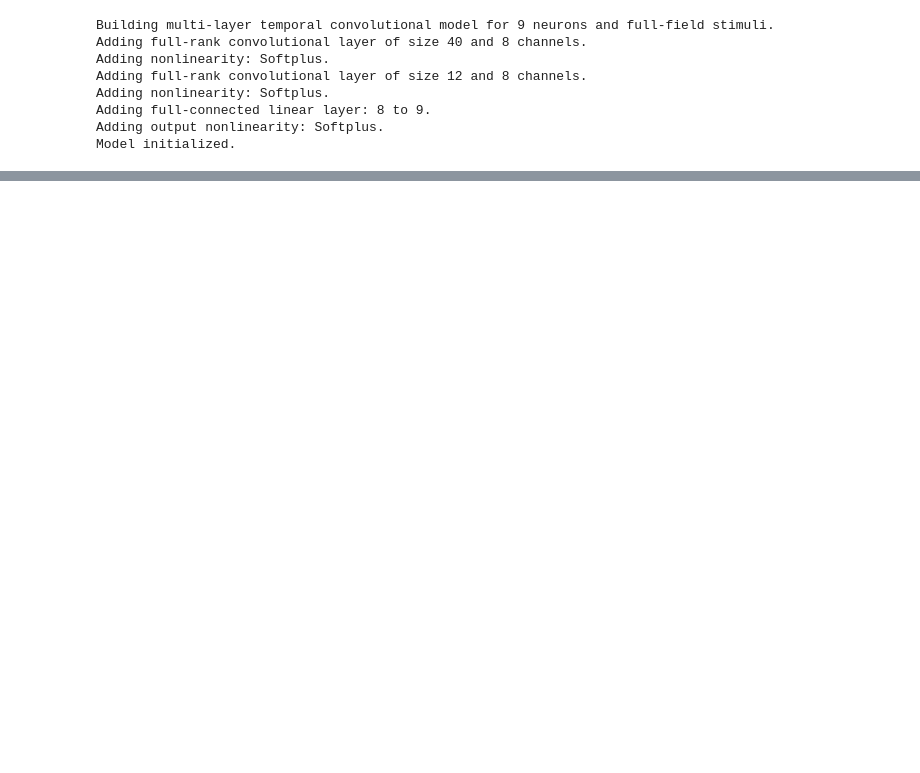
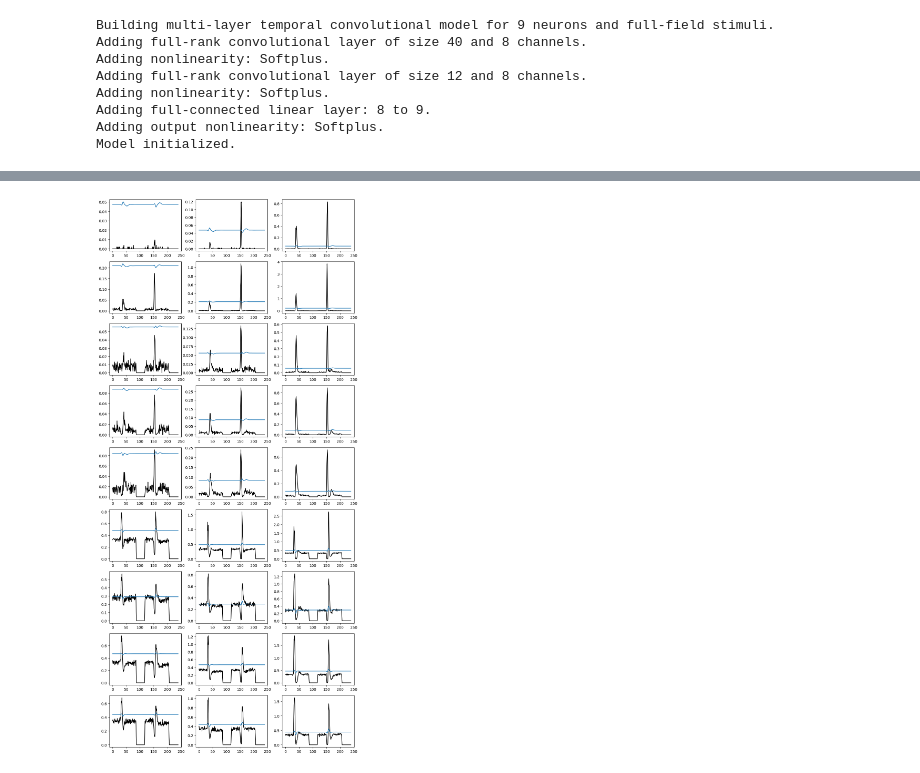
Before and after one commit to latimerk/adaptnn, a Jupyter notebook: test_simple_rgc.ipynb, the cells around one changed output, grey strips where cells are left out. Saved outputs shown, nothing was run; the diff lists cells and outputs as text; code cells hidden in the pictures; blank space fills up the shorter version.

Commit message:
fitting full-field RGC data and testing again pulses

```diff
--- a/test_simple_rgc.ipynb
+++ b/test_simple_rgc.ipynb
@@ -8,7 +8,7 @@ from adaptnn.model_fitting import MCJN05DataModel
 
 torch.set_default_device('cuda:0')
 # %%
-model = MCJN05DataModel(dataset_params={"dtype" : torch.float32})
+model = MCJN05DataModel(dataset_params={"dtype" : torch.float32, "train_long_contrast_levels" : (0,3)})
 # %% [output]
 Building multi-layer temporal convolutional model for 9 neurons and full-field stimuli.
 Adding full-rank convolutional layer of size 40 and 8 channels.
@@ -19,5 +19,5 @@ Adding full-connected linear layer: 8 to 9.
 Adding output nonlinearity: Softplus.
 Model initialized.
 # %%
-model.train(200, scheduler_params=None)
+model.train(100, print_every=4000, scheduler_params=None, batch_params = {"batch_size":64, "shuffle":True})
 # %% [output]
@@ -30,4 +26,33 @@ epoch 60, loss 38.85282788340131, step size 0.0001
-# %%
-X1,Y1 = model.predict_rpt(1)
-X2,Y2 = model.predict_rpt(2)
-X3,Y3 = model.predict_rpt(3)
+# %%
+X1,Y1_0 = model.predict_rpt(1)
+X2,Y2_0 = model.predict_rpt(2)
+X3,Y3_0 = model.predict_rpt(3)
+with torch.no_grad():
+    Y1 = Y1_0.mean(dim=0).cpu().numpy()
+    Y2 = Y2_0.mean(dim=0).cpu().numpy()
+    Y3 = Y3_0.mean(dim=0).cpu().numpy()
+
+    X1 = X1.cpu().numpy()
+    X2 = X2.cpu().numpy()
+    X3 = X3.cpu().numpy()
+# %%
+
+
+NC = 3
+NR = 9
+plt.figure(figsize=(NC*4, NR*3))
+
+for cc in range(9):
+    plt.subplot(NR,NC, cc*NC + 1)
+    plt.plot(Y1[cc,:],color='black')
+    plt.plot(X1[cc,:])
+
+    plt.subplot(NR,NC, cc*NC + 2)
+    plt.plot(Y2[cc,:],color='black')
+    plt.plot(X2[cc,:])
+
+    plt.subplot(NR,NC, cc*NC + 3)
+    plt.plot(Y3[cc,:],color='black')
+    plt.plot(X3[cc,:])
+# %% [output]
+[figure, added]
```
Also changed, not shown: parts of 6 cells of this notebook, 2 other files.
